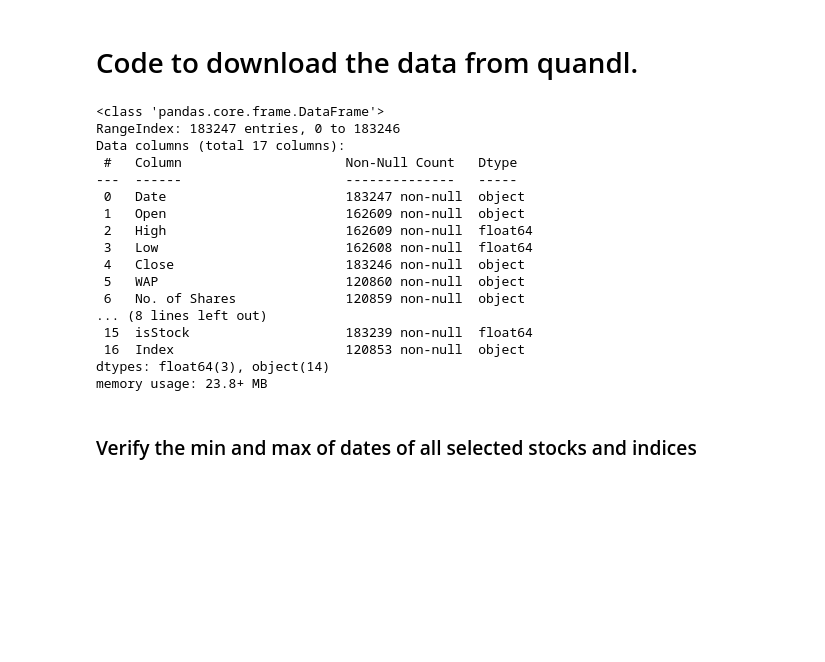
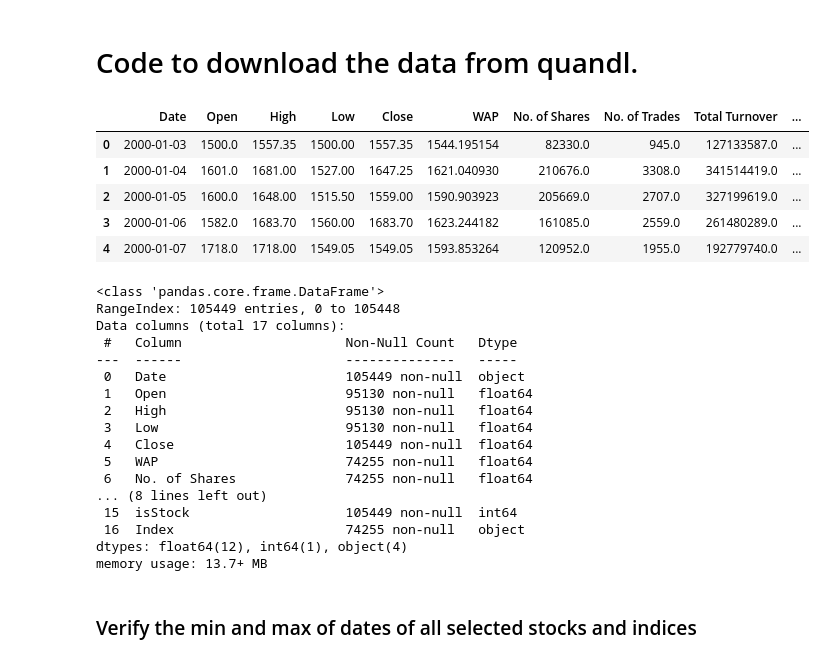
Before and after one commit to acamit/DataScience, a Jupyter notebook: Thesis work/Code/Thesis_Implementation Models.ipynb, the cells around one changed output. Drawn from its saved outputs; the diff is of its cells as text; code cells hidden in the pictures; blank space fills up the shorter version.

```diff
--- a/Thesis work/Code/Thesis_Implementation Models.ipynb
+++ b/Thesis work/Code/Thesis_Implementation Models.ipynb
@@ -208,31 +208,35 @@ Name: isStock, dtype: int64
 # dataset.to_csv('data.csv')
 # dataset.head()
 # %%
-# dataset = pd.read_csv('data.csv')
-# dataset.head()
-#-----------------------
-dataset = pd.read_csv("TimeSeriesData.csv")
+dataset = pd.read_csv('data.csv')
 dataset.head()
+# %% [output]
+|  | Date | Open | High | Low | Close | WAP | No. of Shares | No. of Trades | Total Turnover | ... |
+| 0 | 2000-01-03 | 1500.0 | 1557.35 | 1500.00 | 1557.35 | 1544.195154 | 82330.0 | 945.0 | 127133587.0 | ... |
+| 1 | 2000-01-04 | 1601.0 | 1681.00 | 1527.00 | 1647.25 | 1621.040930 | 210676.0 | 3308.0 | 341514419.0 | ... |
+| 2 | 2000-01-05 | 1600.0 | 1648.00 | 1515.50 | 1559.00 | 1590.903923 | 205669.0 | 2707.0 | 327199619.0 | ... |
+| 3 | 2000-01-06 | 1582.0 | 1683.70 | 1560.00 | 1683.70 | 1623.244182 | 161085.0 | 2559.0 | 261480289.0 | ... |
+| 4 | 2000-01-07 | 1718.0 | 1718.00 | 1549.05 | 1549.05 | 1593.853264 | 120952.0 | 1955.0 | 192779740.0 | ... |
 # %%
 dataset.info()
 # %% [output]
 <class 'pandas.core.frame.DataFrame'>
-RangeIndex: 183247 entries, 0 to 183246
+RangeIndex: 105449 entries, 0 to 105448
 Data columns (total 17 columns):
  #   Column                     Non-Null Count   Dtype
 ---  ------                     --------------   -----
- 0   Date                       183247 non-null  object
- 1   Open                       162609 non-null  object
- 2   High                       162609 non-null  float64
- 3   Low                        162608 non-null  float64
- 4   Close                      183246 non-null  object
- 5   WAP                        120860 non-null  object
- 6   No. of Shares              120859 non-null  object
+ 0   Date                       105449 non-null  object
+ 1   Open                       95130 non-null   float64
+ 2   High                       95130 non-null   float64
+ 3   Low                        95130 non-null   float64
+ 4   Close                      105449 non-null  float64
+ 5   WAP                        74255 non-null   float64
+ 6   No. of Shares              74255 non-null   float64
 ... (8 lines left out)
- 15  isStock                    183239 non-null  float64
- 16  Index                      120853 non-null  object
-dtypes: float64(3), object(14)
-memory usage: 23.8+ MB
+ 15  isStock                    105449 non-null  int64
+ 16  Index                      74255 non-null   object
+dtypes: float64(12), int64(1), object(4)
+memory usage: 13.7+ MB
 # %% [markdown]
 ### Verify the min and max of dates of all selected stocks and indices
 # %%
```
Also changed, not shown: parts of 50 cells of this notebook.
